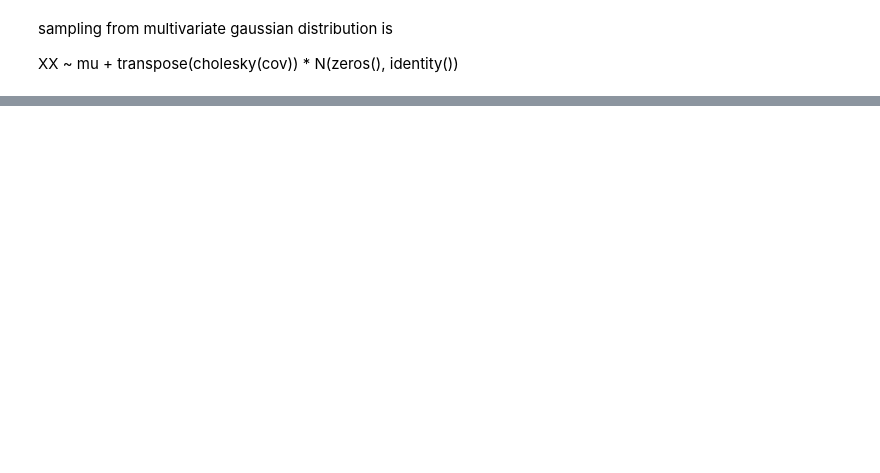
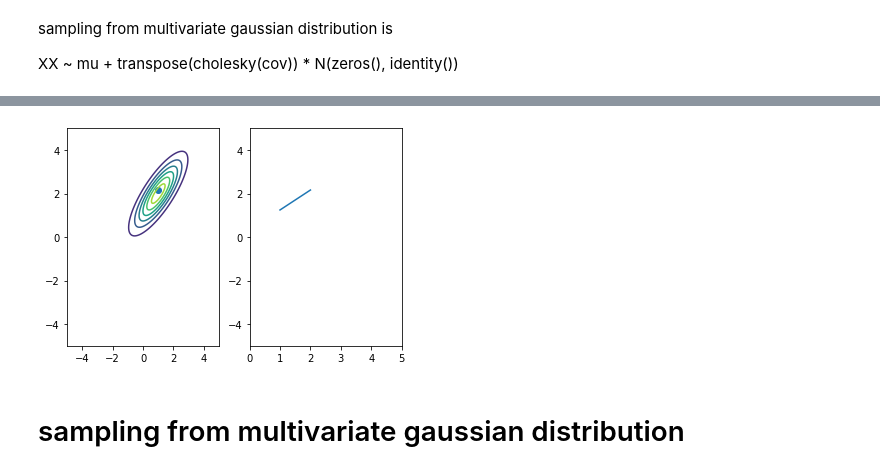
Before and after one commit to smrutijz/exploration, a Jupyter notebook: bayesian/gaussian sampling.ipynb, the cells around one changed output, grey strips where cells are left out. Saved outputs shown, nothing was run; the diff lists cells and outputs as text; code cells hidden in the pictures; blank space fills up the shorter version.

```diff
--- a/bayesian/gaussian sampling.ipynb
+++ b/bayesian/gaussian sampling.ipynb
@@ -80,0 +95,6 @@ plt.scatter(XX1_org[:,0], XX1_org[:,1]);
+# %%
+plot_bivargauss(mean1, cov1)
+# %% [output]
+[figure, added]
+# %% [markdown]
+# sampling from multivariate gaussian distribution
```
Also changed, not shown: parts of 16 cells of this notebook.
